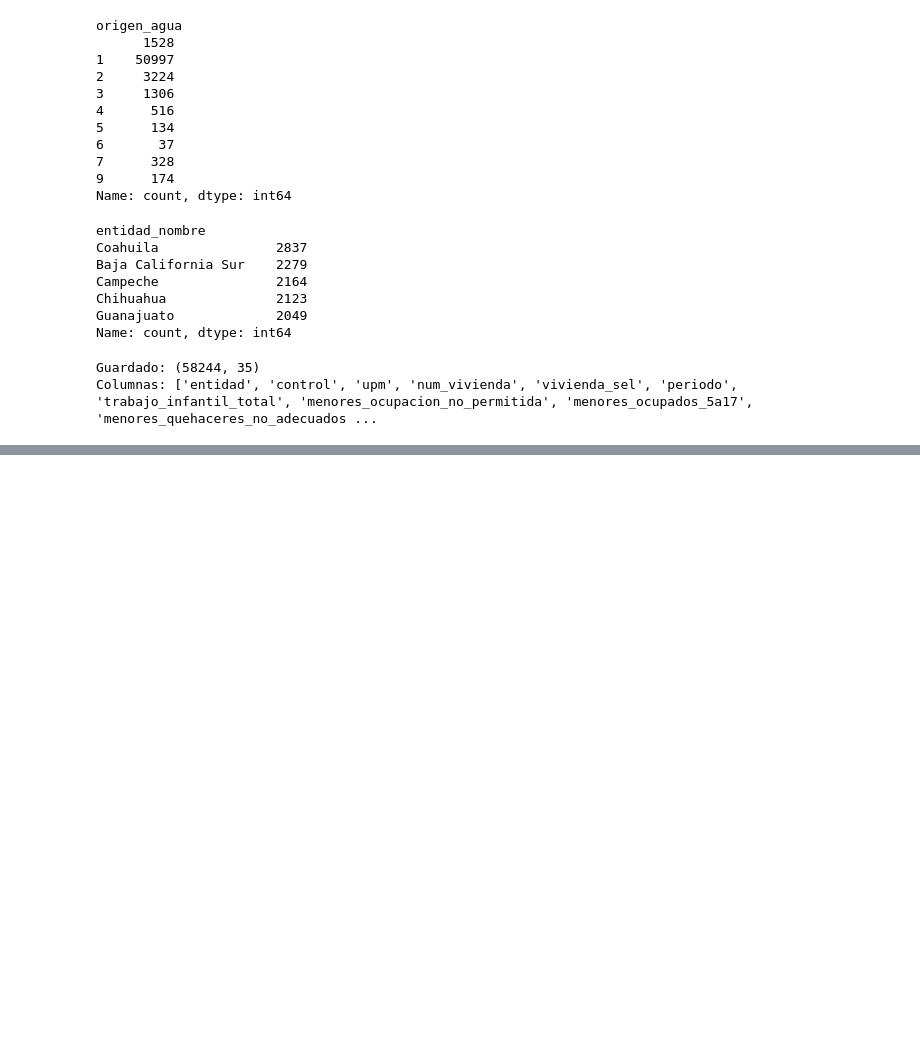
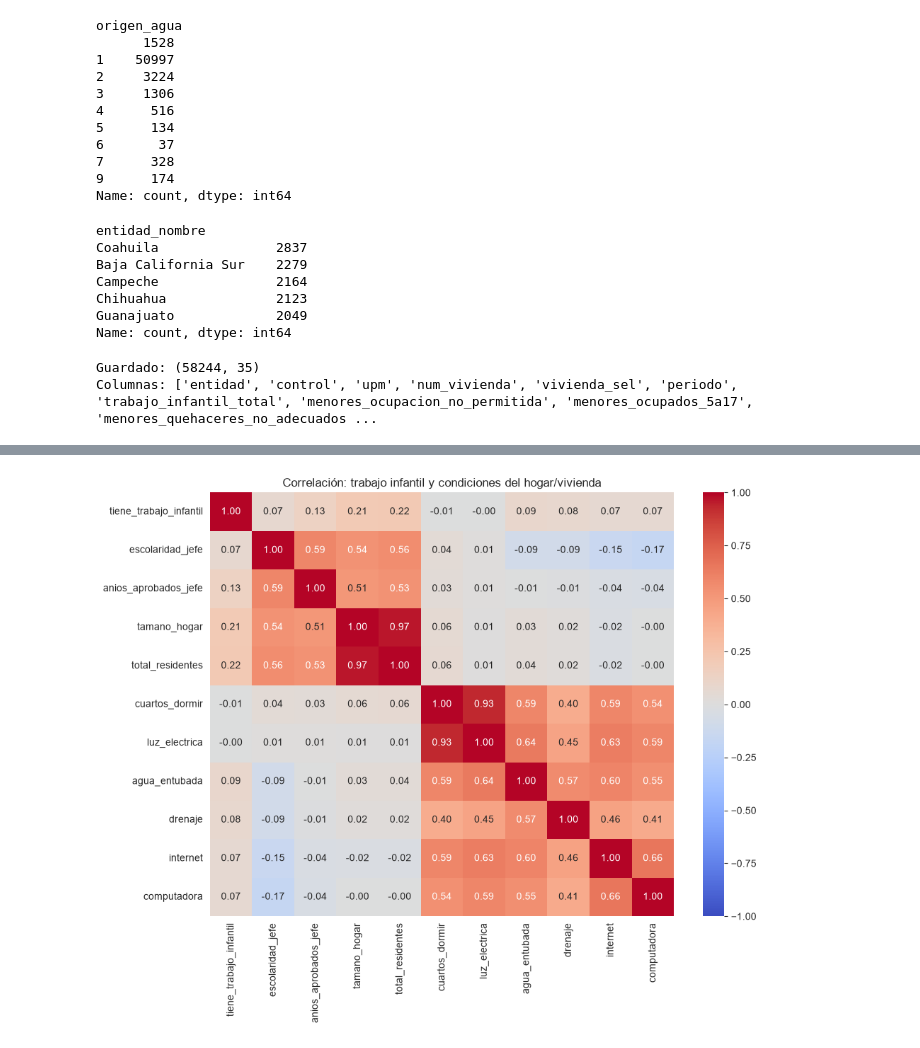
Before and after one commit to SofiaJimenez56/DatosPoblacion, a Jupyter notebook: notebooks/exploracion.ipynb, the cells around one changed output, grey strips where cells are left out. Drawn from its saved outputs; the diff is of its cells as text; code cells hidden in the pictures; blank space fills up the shorter version.

```diff
--- a/notebooks/exploracion.ipynb
+++ b/notebooks/exploracion.ipynb
@@ -359,0 +447,24 @@ Columnas: ['entidad', 'control', 'upm', 'num_vivienda', 'vivienda_sel', 'periodo
+# %%
+cols_num = [
+    'trabajo_infantil_total', 'menores_ocupacion_no_permitida',
+    'menores_ocupados_5a17', 'menores_quehaceres_no_adecuados',
+    'poblacion_5a17', 'escolaridad_jefe', 'anios_aprobados_jefe',
+    'sexo_jefe', 'clase_hogar', 'tamano_hogar', 'total_residentes',
+    'actividad_jefe', 'material_piso', 'cuartos_dormir', 'cuartos_totales',
+    'luz_electrica', 'agua_entubada', 'origen_agua', 'sanitario',
+    'drenaje', 'refrigerador', 'lavadora', 'computadora', 'internet',
+    'hogares_en_vivienda', 'poblacion_vivienda', 'ambito',
+    'tiene_trabajo_infantil',
+]
+
+for col in cols_num:
+    if col in df_proc.columns:
+        df_proc[col] = pd.to_numeric(df_proc[col], errors='coerce')
+
+# Llaves como texto
+for col in ['entidad', 'control', 'upm', 'num_vivienda', 'vivienda_sel', 'periodo']:
+    if col in df_proc.columns:
+        df_proc[col] = df_proc[col].astype(str)
+
+print("Tipos corregidos:")
+print(df_proc.dtypes.value_counts())
@@ -359,0 +561,16 @@ Columnas: ['entidad', 'control', 'upm', 'num_vivienda', 'vivienda_sel', 'periodo
+# %%
+import seaborn as sns
+import matplotlib.pyplot as plt
+
+corr = df_proc[['tiene_trabajo_infantil', 'escolaridad_jefe', 'anios_aprobados_jefe',
+                'tamano_hogar', 'total_residentes', 'cuartos_dormir',
+                'luz_electrica', 'agua_entubada', 'drenaje', 'internet',
+                'computadora']].corr()
+
+plt.figure(figsize=(10, 8))
+sns.heatmap(corr, annot=True, cmap='coolwarm', vmin=-1, vmax=1, fmt='.2f')
+plt.title('Correlación: trabajo infantil y condiciones del hogar/vivienda')
+plt.tight_layout()
+plt.show()
+# %% [output]
+[figure, added]
```
Also changed, not shown: parts of 13 cells of this notebook, 3 other files.
